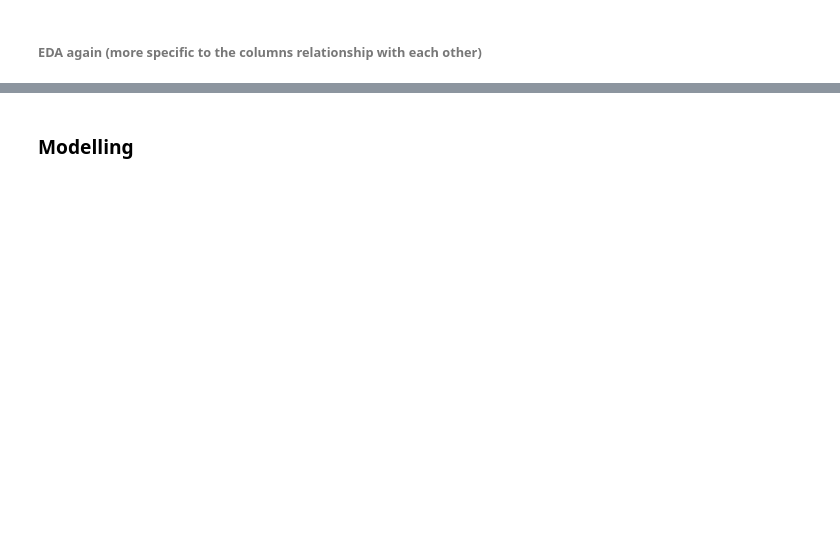
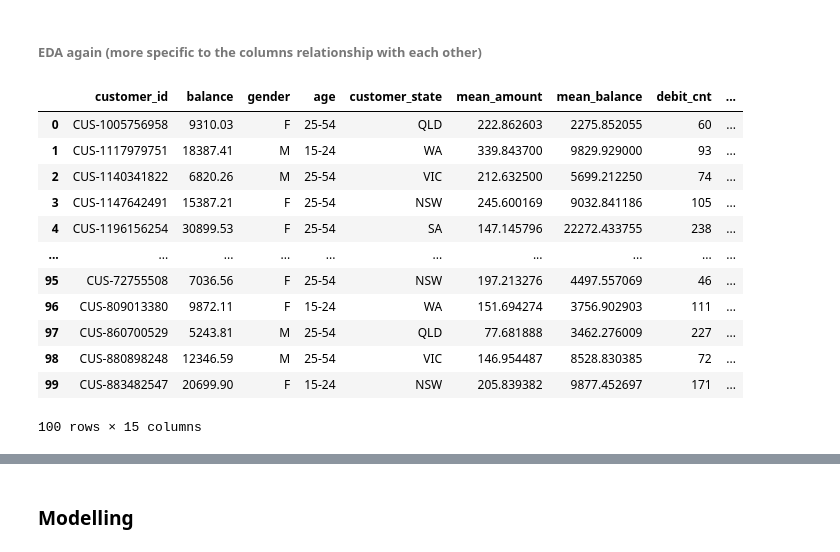
Before and after one commit to Zeeniye/data-anz-virtual-experience-insidesherpa, a Jupyter notebook: data-anz-virtual-internship.ipynb, the cells around one changed output, grey strips where cells are left out. Drawn from its saved outputs; the diff is of its cells as text; code cells hidden in the pictures; blank space fills up the shorter version.

```diff
--- a/data-anz-virtual-internship.ipynb
+++ b/data-anz-virtual-internship.ipynb
@@ -552,5 +579,21 @@ memory usage: 11.7+ KB
 # %% [markdown]
 ###### EDA again (more specific to the columns relationship with each other)
+# %%
+train_df
+# %% [output]
+|  | customer_id | balance | gender | age | customer_state | mean_amount | mean_balance | debit_cnt | ... |
+| 0 | CUS-1005756958 | 9310.03 | F | 25-54 | QLD | 222.862603 | 2275.852055 | 60 | ... |
+| 1 | CUS-1117979751 | 18387.41 | M | 15-24 | WA | 339.843700 | 9829.929000 | 93 | ... |
+| 2 | CUS-1140341822 | 6820.26 | M | 25-54 | VIC | 212.632500 | 5699.212250 | 74 | ... |
+| 3 | CUS-1147642491 | 15387.21 | F | 25-54 | NSW | 245.600169 | 9032.841186 | 105 | ... |
+| 4 | CUS-1196156254 | 30899.53 | F | 25-54 | SA | 147.145796 | 22272.433755 | 238 | ... |
+| ... | ... | ... | ... | ... | ... | ... | ... | ... | ... |
+| 95 | CUS-72755508 | 7036.56 | F | 25-54 | NSW | 197.213276 | 4497.557069 | 46 | ... |
+| 96 | CUS-809013380 | 9872.11 | F | 15-24 | WA | 151.694274 | 3756.902903 | 111 | ... |
+| 97 | CUS-860700529 | 5243.81 | M | 25-54 | QLD | 77.681888 | 3462.276009 | 227 | ... |
+| 98 | CUS-880898248 | 12346.59 | M | 25-54 | VIC | 146.954487 | 8528.830385 | 72 | ... |
+| 99 | CUS-883482547 | 20699.90 | F | 15-24 | NSW | 205.839382 | 9877.452697 | 171 | ... |
+100 rows × 15 columns
 # %%
 train_df.describe().T
 # %% [output]
```
Also changed, not shown: parts of 38 cells of this notebook.
